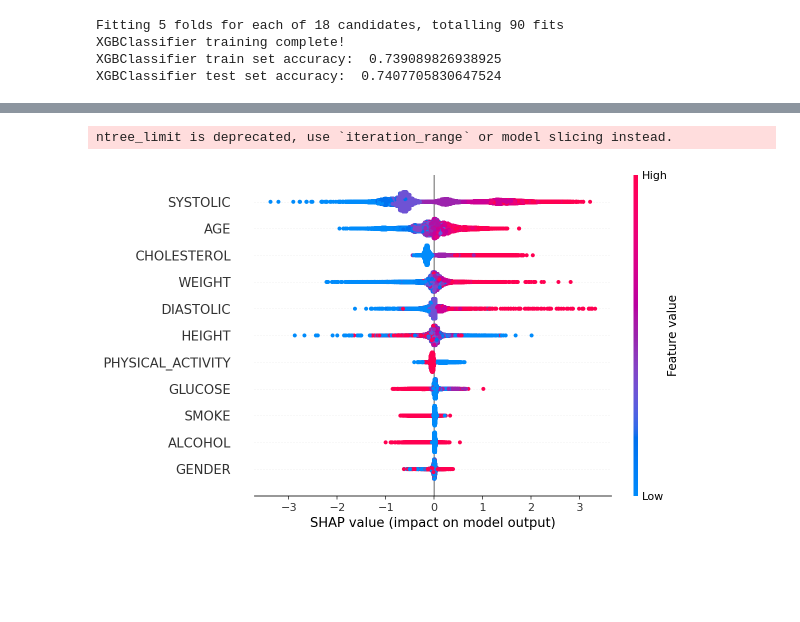
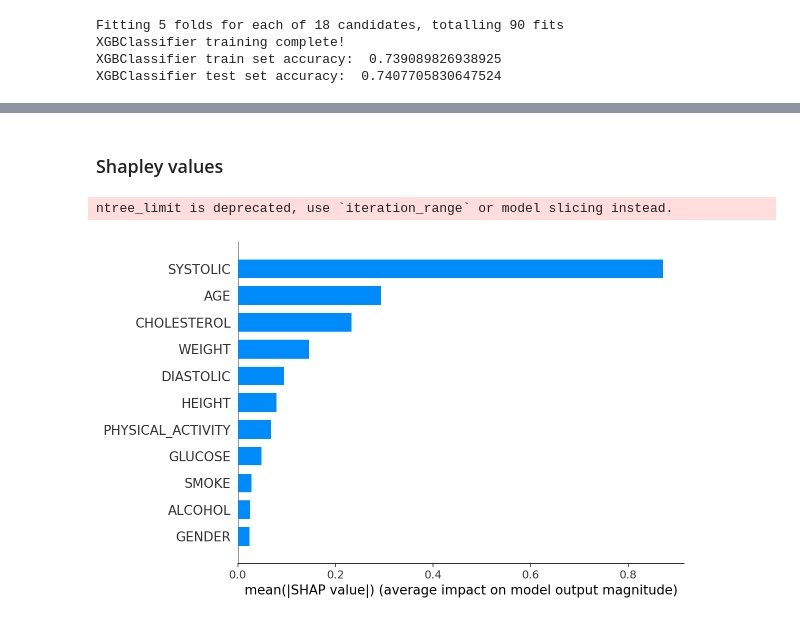
Before and after one commit to titoghose/CAIPM_SS_ML, a Jupyter notebook: classification_models_solution.ipynb, the cells around one changed output, grey strips where cells are left out. Saved outputs shown, nothing was run; the diff lists cells and outputs as text; code cells hidden in the pictures; blank space fills up the shorter version.

Commit message:
Modified shap code and addeded xgboost plot_importance

```diff
--- a/classification_models_solution.ipynb
+++ b/classification_models_solution.ipynb
@@ -118,11 +137,13 @@ XGBClassifier test set accuracy:  0.7407705830647524
+# %% [markdown]
+### Shapley values
 # %%
 import shap
 
 explainer = shap.TreeExplainer(xgb_model)
 Xd = DMatrix(cardio_xtrain, label=cardio_ytrain)
 shap_values = explainer.shap_values(Xd)
 cardio_xtrain_df = pd.DataFrame(cardio_xtrain, columns=cardio_data.columns[:-1])
-shap.summary_plot(shap_values, cardio_xtrain_df)
+shap.summary_plot(shap_values, cardio_xtrain_df, plot_type="bar")
 # %% [output]
 ntree_limit is deprecated, use `iteration_range` or model slicing instead.
-[figure, old version]
+[figure, new version]
```
Also changed, not shown: parts of 6 cells of this notebook, 1 other file.
